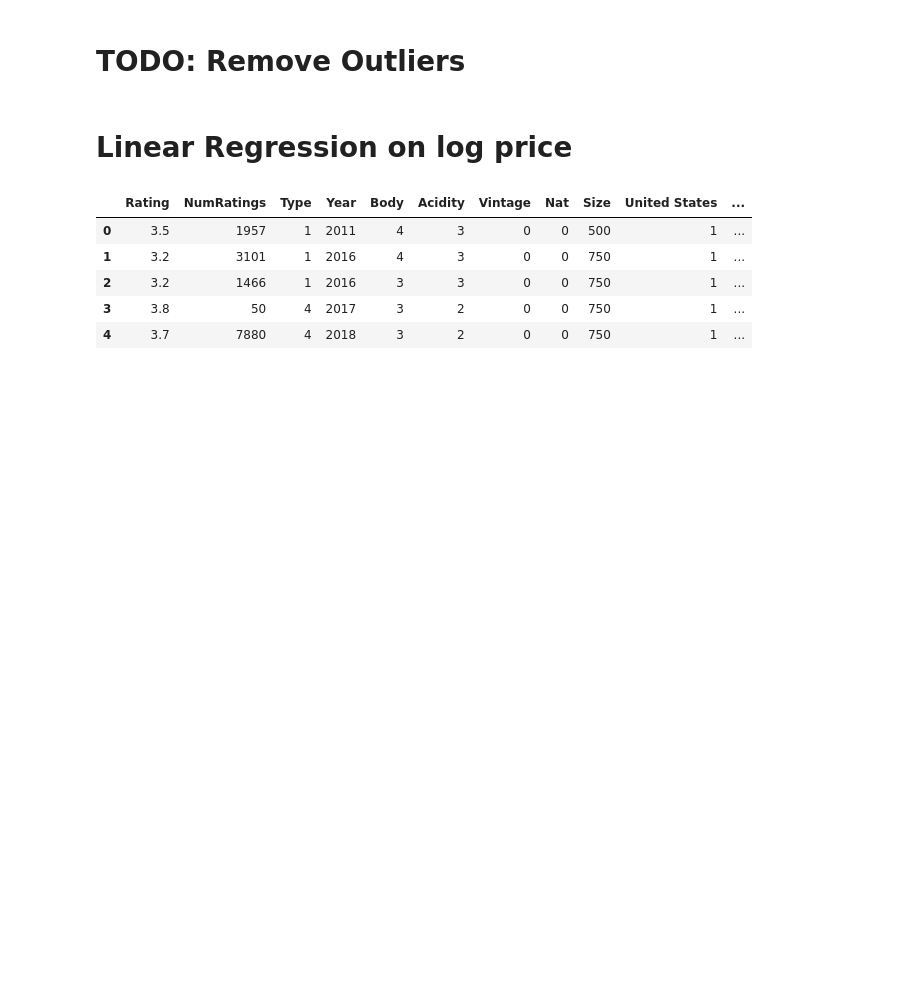
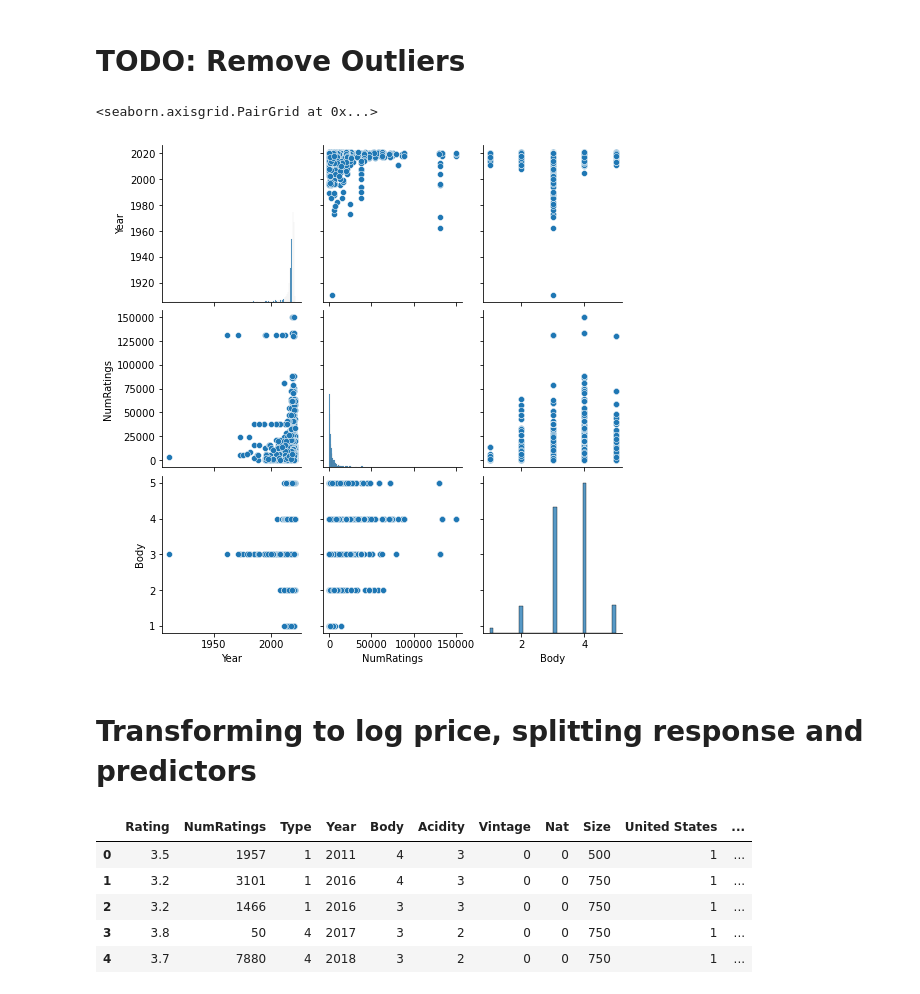
Before and after one commit to vcampos4545/ORIE-4740-Final-Project, a Jupyter notebook: WineDataAnalysis.ipynb, the cells around one changed output. Drawn from its saved outputs; the diff is of its cells as text; code cells hidden in the pictures; blank space fills up the shorter version.

```diff
--- a/WineDataAnalysis.ipynb
+++ b/WineDataAnalysis.ipynb
@@ -39,7 +39,7 @@ Index(['Unnamed: 0', 'Id', 'Name', 'Price', 'Rating', 'NumRatings', 'Type',
 #Drop all categorical/useless columns
 numeric = df.drop(columns=['Unnamed: 0', 'Id', 'Name', 'StyleName', 'Region', 'Winery'])
 #Drop all records with body or acidity = -1
-numeric = numeric.loc[~((numeric["Body"] == -1) | (numeric["Acidity"] == -1) | (numeric["Year"] == 0))]
+numeric = numeric.loc[~((numeric["Body"] == -1) | (numeric["Acidity"] == -1) | (numeric["Year"] <= 0))]
 numeric.head()
 # %% [output]
 |  | Price | Rating | NumRatings | Type | Year | Body | Acidity | Vintage | Nat | Country | Size |
@@ -69,8 +69,23 @@ data.head()
 5 rows × 31 columns
 # %% [markdown]
 # TODO: Remove Outliers
-# %% [markdown]
-# Linear Regression on log price
+# %%
+import seaborn as sns
+
+
+#Plotting all continuous variables against eachother
+continuous = data[["Year", "NumRatings", "Body"]]
+# continuous["log_price"] = np.log(data["Price"])
+# continuous["log_rating"] = np.log(data["Rating"])
+# continuous["log_year"] = np.log(data["Year"])
+# continuous["log_numratings"] = np.log(data["NumRatings"])
+# continuous["log_body"] = np.log(data["Body"])
+sns.pairplot(continuous)
+# %% [output]
+<seaborn.axisgrid.PairGrid at 0x...>
+[figure, added]
+# %% [markdown]
+# Transforming to log price, splitting response and predictors
 # %%
 #Create X and y
 #Create log price column
```
Also changed, not shown: parts of 42 cells of this notebook.
